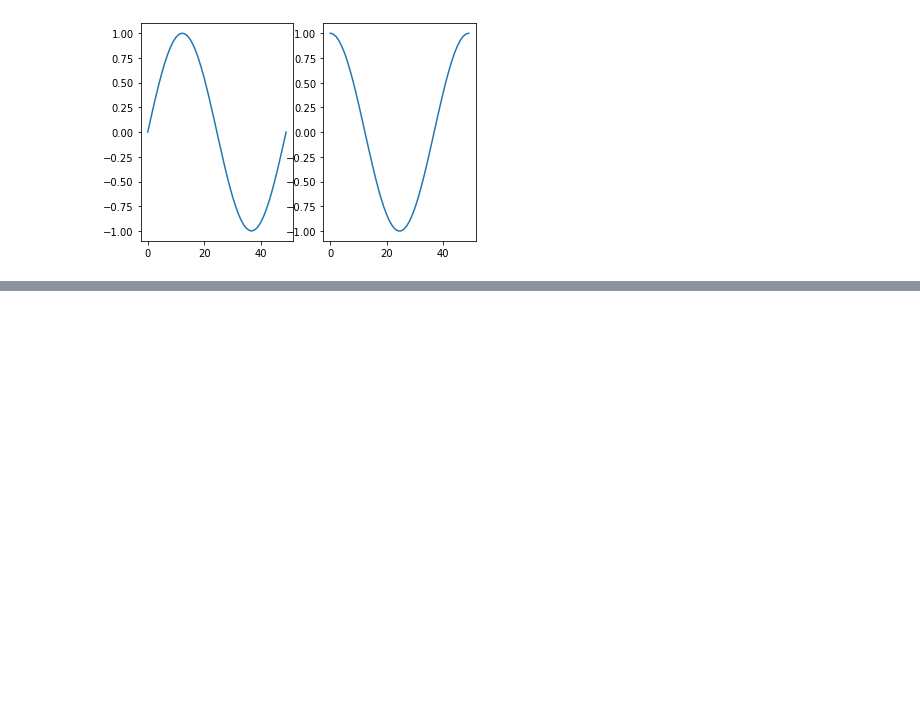
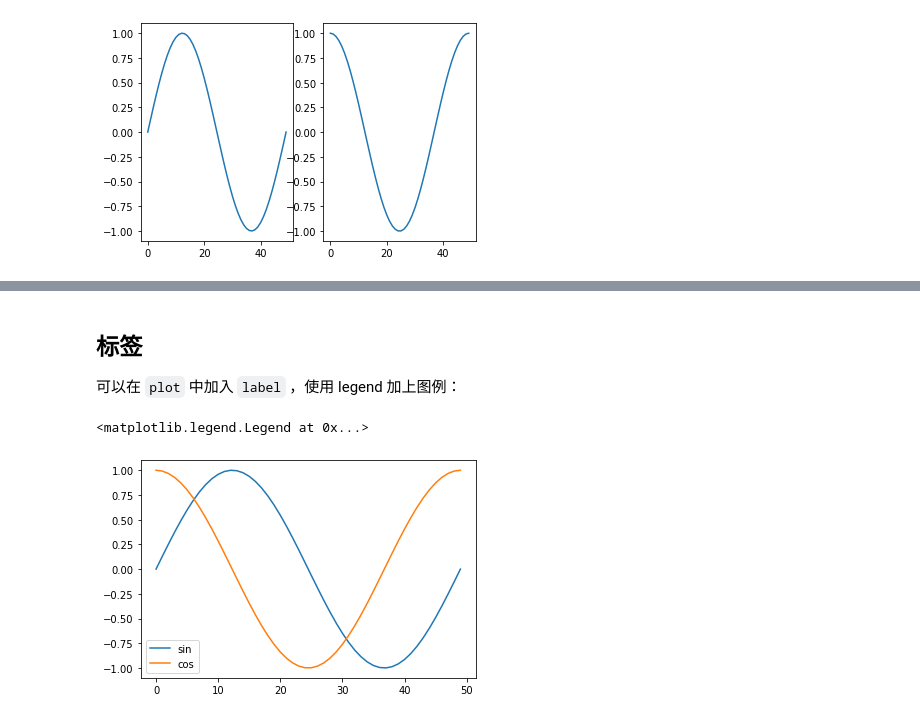
Before and after one commit to YangBingxi/note-python, a Jupyter notebook: 3.numpy/matplotlib Introduction.ipynb, the cells around one changed output, grey strips where cells are left out. Cells and saved outputs as stored; diff of their text form; code cells hidden in the pictures; blank space fills up the shorter version.

````diff
--- a/3.numpy/matplotlib Introduction.ipynb
+++ b/3.numpy/matplotlib Introduction.ipynb
@@ -115,0 +131,10 @@ SyntaxError: invalid syntax (<ipython-input-21-3b5bf9d7fdc0>, line 2)
+# %% [markdown]
+## 标签
+可以在 ```plot``` 中加入 ```label``` ，使用 legend 加上图例：
+# %%
+plot(x, label='sin')
+plot(y, label='cos')
+legend()
+# %% [output]
+<matplotlib.legend.Legend at 0x...>
+[figure, added]
````
Also changed, not shown: parts of 21 cells of this notebook.
